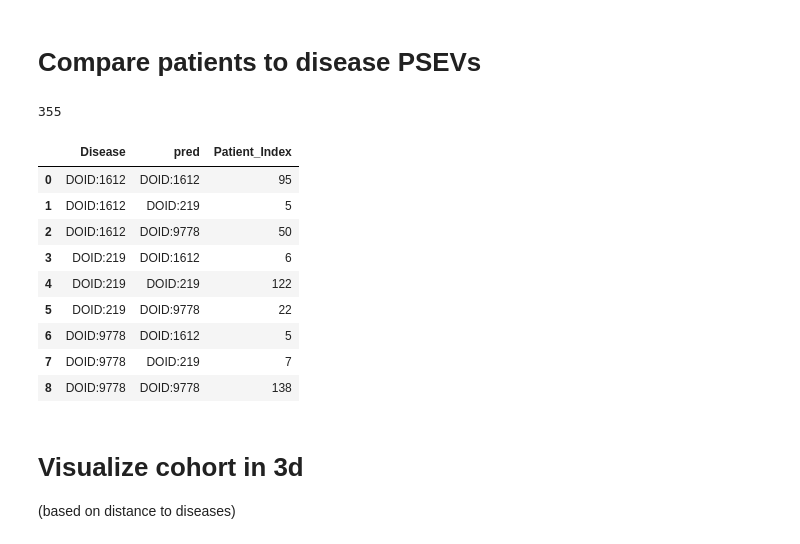
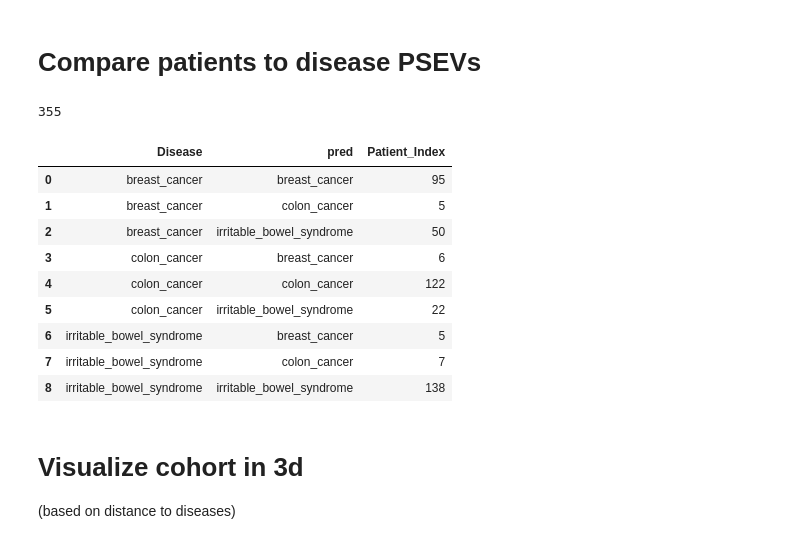
Before and after one commit to BaranziniLab/SPOKEsig-Workshop, a Jupyter notebook: code/patient_spoke_sig_analysis.ipynb, the cells around one changed output. Saved outputs shown, nothing was run; the diff lists cells and outputs as text; code cells hidden in the pictures.

```diff
--- a/code/patient_spoke_sig_analysis.ipynb
+++ b/code/patient_spoke_sig_analysis.ipynb
@@ -54,6 +54,7 @@ loading Disease PSEVs for workshop ...
 # %%
 example_cohort = pd.read_csv(int_cohort_filename, sep='\t', header=0, index_col=False)
 example_cohort.loc[:,'label'] = example_cohort.Disease.map(dict(zip(diseases, np.arange(len(diseases)))))
+example_cohort = example_cohort.replace(dict(zip(diseases, disease_names)))
 example_cohort.head()
 # %% [output]
 |  | person_id | gender_source_value | race_source_value | ethnicity_source_value | age | Disease | OMOP_Count | ... |
@@ -120,26 +114,26 @@ mean_sig, std_sig, patient_to_disease_dist = load_or_make_spokesig_mean_std_dist
 # Compare patients to disease PSEVs
 # %%
 # find closest disease to patient
-best_match = np.array(np.array(diseases)[np.argmin(patient_to_disease_dist, axis=1)])
+best_match = np.array(np.array(disease_names)[np.argmin(patient_to_disease_dist, axis=1)])
 print(np.sum(example_cohort.Disease.values==best_match))
 #
 # check if closest disease is correct
 example_cohort.loc[:,'pred'] = best_match
 example_cohort.loc[:,'match_correct'] = example_cohort.Disease.values == example_cohort.pred.values
 match_stats_df = example_cohort[['Patient_Index', 'Disease', 'pred']].groupby(['Disease','pred']).count().reset_index()
 match_stats_df
 # %% [output]
 355
 |  | Disease | pred | Patient_Index |
-| 0 | DOID:1612 | DOID:1612 | 95 |
-| 1 | DOID:1612 | DOID:219 | 5 |
-| 2 | DOID:1612 | DOID:9778 | 50 |
-| 3 | DOID:219 | DOID:1612 | 6 |
-| 4 | DOID:219 | DOID:219 | 122 |
-| 5 | DOID:219 | DOID:9778 | 22 |
-| 6 | DOID:9778 | DOID:1612 | 5 |
-| 7 | DOID:9778 | DOID:219 | 7 |
-| 8 | DOID:9778 | DOID:9778 | 138 |
+| 0 | breast_cancer | breast_cancer | 95 |
+| 1 | breast_cancer | colon_cancer | 5 |
+| 2 | breast_cancer | irritable_bowel_syndrome | 50 |
+| 3 | colon_cancer | breast_cancer | 6 |
+| 4 | colon_cancer | colon_cancer | 122 |
+| 5 | colon_cancer | irritable_bowel_syndrome | 22 |
+| 6 | irritable_bowel_syndrome | breast_cancer | 5 |
+| 7 | irritable_bowel_syndrome | colon_cancer | 7 |
+| 8 | irritable_bowel_syndrome | irritable_bowel_syndrome | 138 |
 # %% [markdown]
 # Visualize cohort in 3d
 (based on distance to diseases)
```
Also changed, not shown: parts of 9 cells of this notebook, 9 other files.
